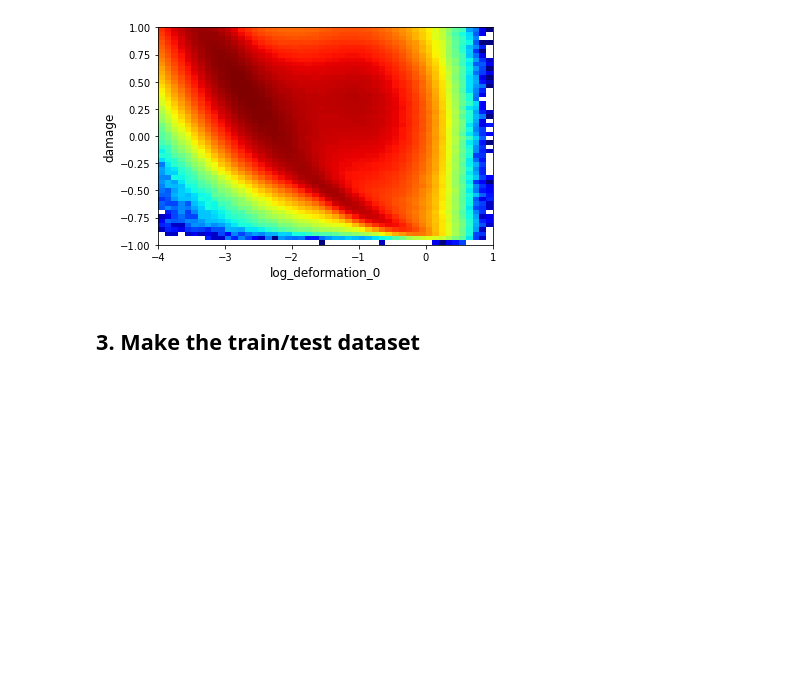
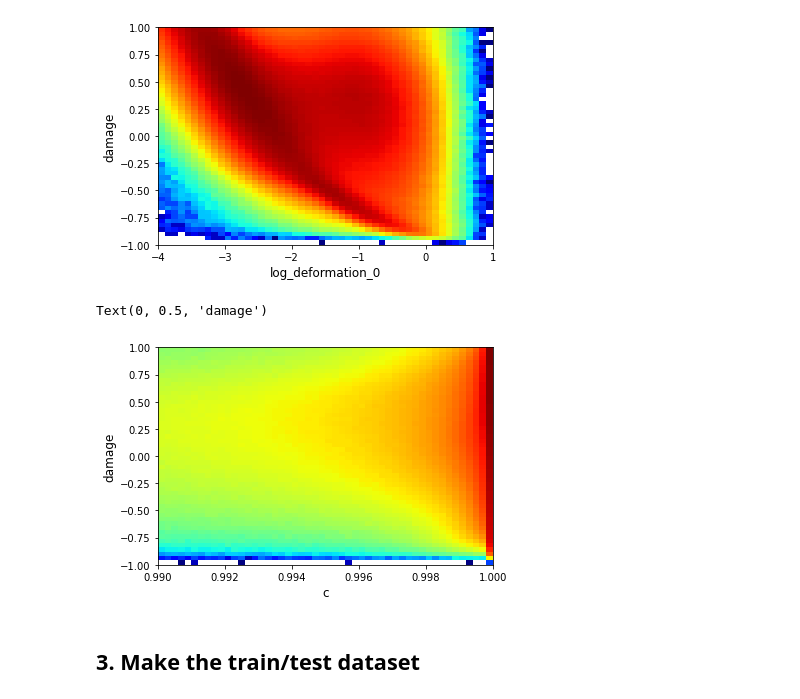
Before and after one commit to nansencenter/SID-NN, a Jupyter notebook: read-data.ipynb, the cells around one changed output. Drawn from its saved outputs; the diff is of its cells as text; code cells hidden in the pictures; blank space fills up the shorter version.

```diff
--- a/read-data.ipynb
+++ b/read-data.ipynb
@@ -312,8 +328,8 @@ bins = 100
 lims = {
     'log_deformation_0': (-4, 1),
     'log_deformation_1': (-4, 1),
-    'h':(th_sit,1),
-    'c':(0.9,1)
+    'h':(th_sit,5),
+    'c':(0,1)
 }
 
 fig, ax = plt.subplots(nrows=nc, squeeze = False,figsize=(4,4*nc))
@@ -356,6 +372,18 @@ ax.set_ylabel('damage')
 # %% [output]
 Text(0, 0.5, 'damage')
 [figure]
+# %%
+fig, ax = plt.subplots()
+xx = X[mask_all,ic].ravel()
+yy = target[mask_all].ravel()
+
+ax.hist2d(xx,yy,  50, [(0.99,1),lims['damage_n'] ], norm=mpl.colors.LogNorm(), cmap='jet');
+ax.set_xlabel('c')
+ax.set_ylabel('damage')
+#ax.hist2d(xx,yy,  50, [lims['log_deformation_0'],lims['damage_n'] ]);
+# %% [output]
+Text(0, 0.5, 'damage')
+[figure, added]
 # %% [markdown]
 ## 3. Make the train/test dataset
 # %% [markdown]
```
Also changed, not shown: parts of 3 cells of this notebook, 2 other files.
